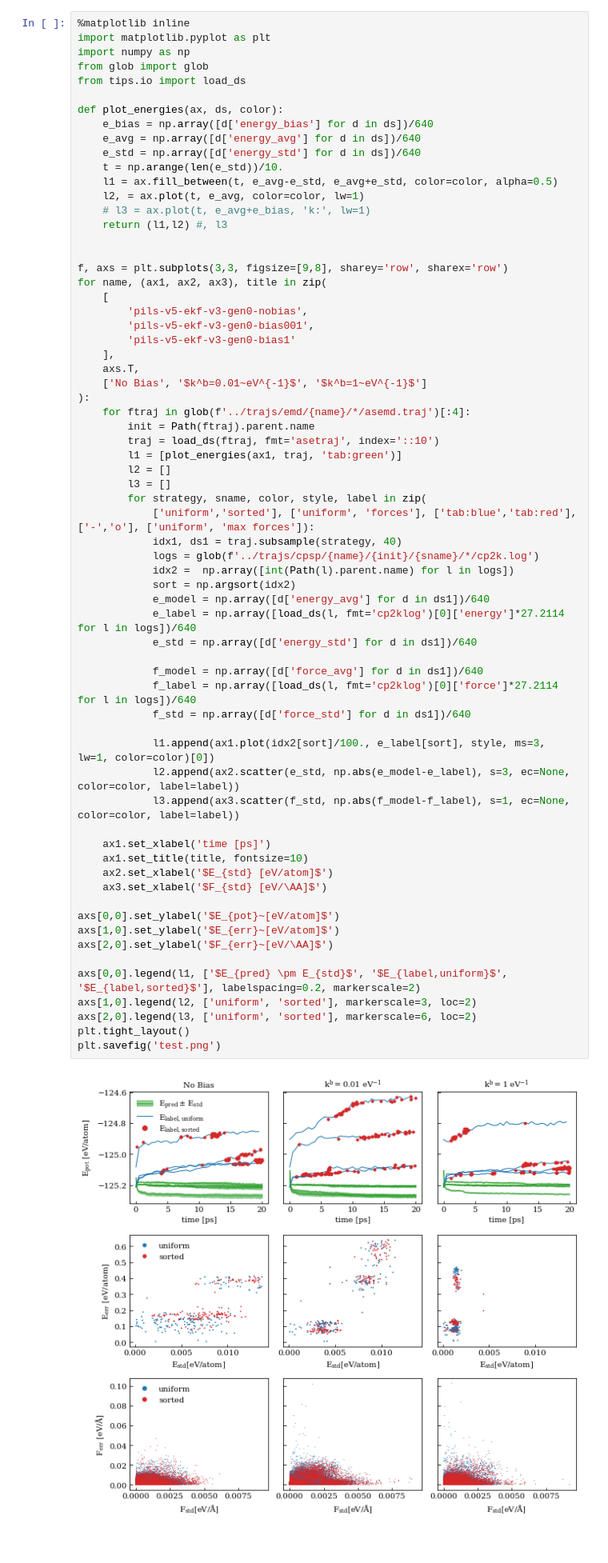
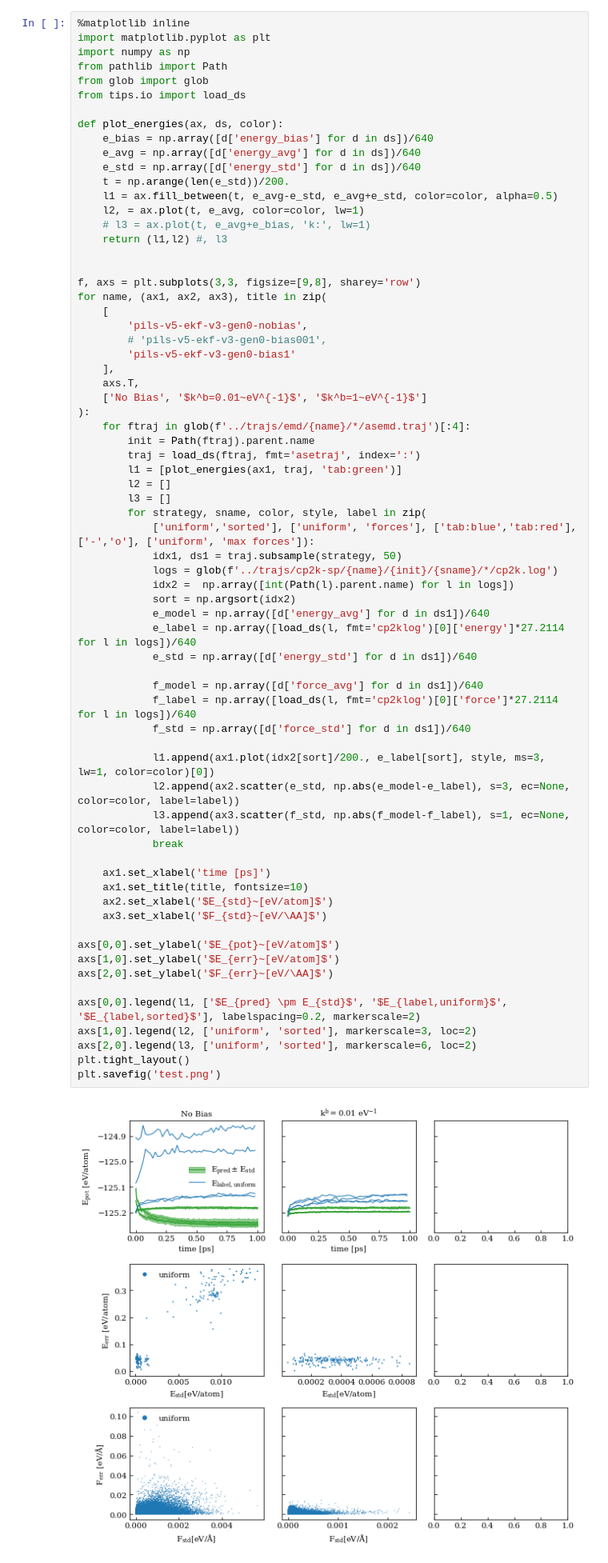
Before and after one commit to yqshao-archive/pils, a Jupyter notebook: notebooks/emd_debug.ipynb, the cells around one changed output. Shown at 80% size. Drawn from its saved outputs; the diff is of its cells as text.

```diff
--- a/notebooks/emd_debug.ipynb
+++ b/notebooks/emd_debug.ipynb
@@ -2,6 +2,7 @@
 %matplotlib inline
 import matplotlib.pyplot as plt
 import numpy as np
+from pathlib import Path
 from glob import glob
 from tips.io import load_ds
 
@@ -9,18 +10,18 @@ def plot_energies(ax, ds, color):
     e_bias = np.array([d['energy_bias'] for d in ds])/640
     e_avg = np.array([d['energy_avg'] for d in ds])/640
     e_std = np.array([d['energy_std'] for d in ds])/640
-    t = np.arange(len(e_std))/10.
+    t = np.arange(len(e_std))/200.
     l1 = ax.fill_between(t, e_avg-e_std, e_avg+e_std, color=color, alpha=0.5)
     l2, = ax.plot(t, e_avg, color=color, lw=1)
     # l3 = ax.plot(t, e_avg+e_bias, 'k:', lw=1)
     return (l1,l2) #, l3
 
 
-f, axs = plt.subplots(3,3, figsize=[9,8], sharey='row', sharex='row')
+f, axs = plt.subplots(3,3, figsize=[9,8], sharey='row')
 for name, (ax1, ax2, ax3), title in zip(
     [
         'pils-v5-ekf-v3-gen0-nobias',
-        'pils-v5-ekf-v3-gen0-bias001',
+        # 'pils-v5-ekf-v3-gen0-bias001',
         'pils-v5-ekf-v3-gen0-bias1'
     ],
     axs.T,
@@ -28,41 +29,42 @@ for name, (ax1, ax2, ax3), title in zip(
 ):
     for ftraj in glob(f'../trajs/emd/{name}/*/asemd.traj')[:4]:
         init = Path(ftraj).parent.name
-        traj = load_ds(ftraj, fmt='asetraj', index='::10')
+        traj = load_ds(ftraj, fmt='asetraj', index=':')
         l1 = [plot_energies(ax1, traj, 'tab:green')]
         l2 = []
         l3 = []
         for strategy, sname, color, style, label in zip(
             ['uniform','sorted'], ['uniform', 'forces'], ['tab:blue','tab:red'], ['-','o'], ['uniform', 'max forces']):
-            idx1, ds1 = traj.subsample(strategy, 40)
-            logs = glob(f'../trajs/cpsp/{name}/{init}/{sname}/*/cp2k.log')
+            idx1, ds1 = traj.subsample(strategy, 50)
+            logs = glob(f'../trajs/cp2k-sp/{name}/{init}/{sname}/*/cp2k.log')
             idx2 =  np.array([int(Path(l).parent.name) for l in logs])
             sort = np.argsort(idx2)
             e_model = np.array([d['energy_avg'] for d in ds1])/640
             e_label = np.array([load_ds(l, fmt='cp2klog')[0]['energy']*27.2114 for l in logs])/640
             e_std = np.array([d['energy_std'] for d in ds1])/640
 
             f_model = np.array([d['force_avg'] for d in ds1])/640
             f_label = np.array([load_ds(l, fmt='cp2klog')[0]['force']*27.2114 for l in logs])/640
             f_std = np.array([d['force_std'] for d in ds1])/640
 
-            l1.append(ax1.plot(idx2[sort]/100., e_label[sort], style, ms=3, lw=1, color=color)[0])
+            l1.append(ax1.plot(idx2[sort]/200., e_label[sort], style, ms=3, lw=1, color=color)[0])
             l2.append(ax2.scatter(e_std, np.abs(e_model-e_label), s=3, ec=None, color=color, label=label))
             l3.append(ax3.scatter(f_std, np.abs(f_model-f_label), s=1, ec=None, color=color, label=label))
+            break
 
     ax1.set_xlabel('time [ps]')
     ax1.set_title(title, fontsize=10)
-    ax2.set_xlabel('$E_{std} [eV/atom]$')
-    ax3.set_xlabel('$F_{std} [eV/\AA]$')
+    ax2.set_xlabel('$E_{std}~[eV/atom]$')
+    ax3.set_xlabel('$F_{std}~[eV/\AA]$')
 
 axs[0,0].set_ylabel('$E_{pot}~[eV/atom]$')
 axs[1,0].set_ylabel('$E_{err}~[eV/atom]$')
 axs[2,0].set_ylabel('$F_{err}~[eV/\AA]$')
 
 axs[0,0].legend(l1, ['$E_{pred} \pm E_{std}$', '$E_{label,uniform}$', '$E_{label,sorted}$'], labelspacing=0.2, markerscale=2)
 axs[1,0].legend(l2, ['uniform', 'sorted'], markerscale=3, loc=2)
 axs[2,0].legend(l3, ['uniform', 'sorted'], markerscale=6, loc=2)
 plt.tight_layout()
 plt.savefig('test.png')
 # %% [output]
-[figure, old version]
+[figure, new version]
```
Also changed, not shown: parts of 1 cell of this notebook, 2 other files.
